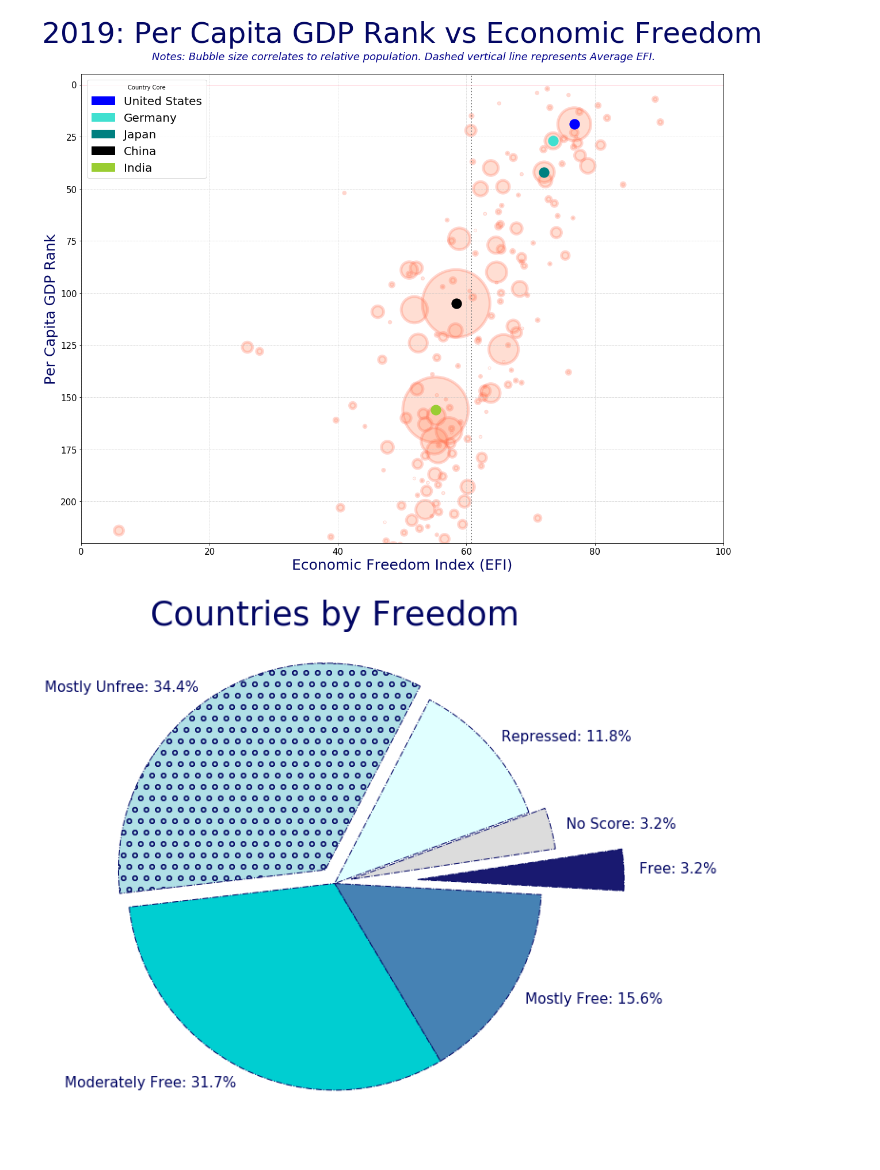
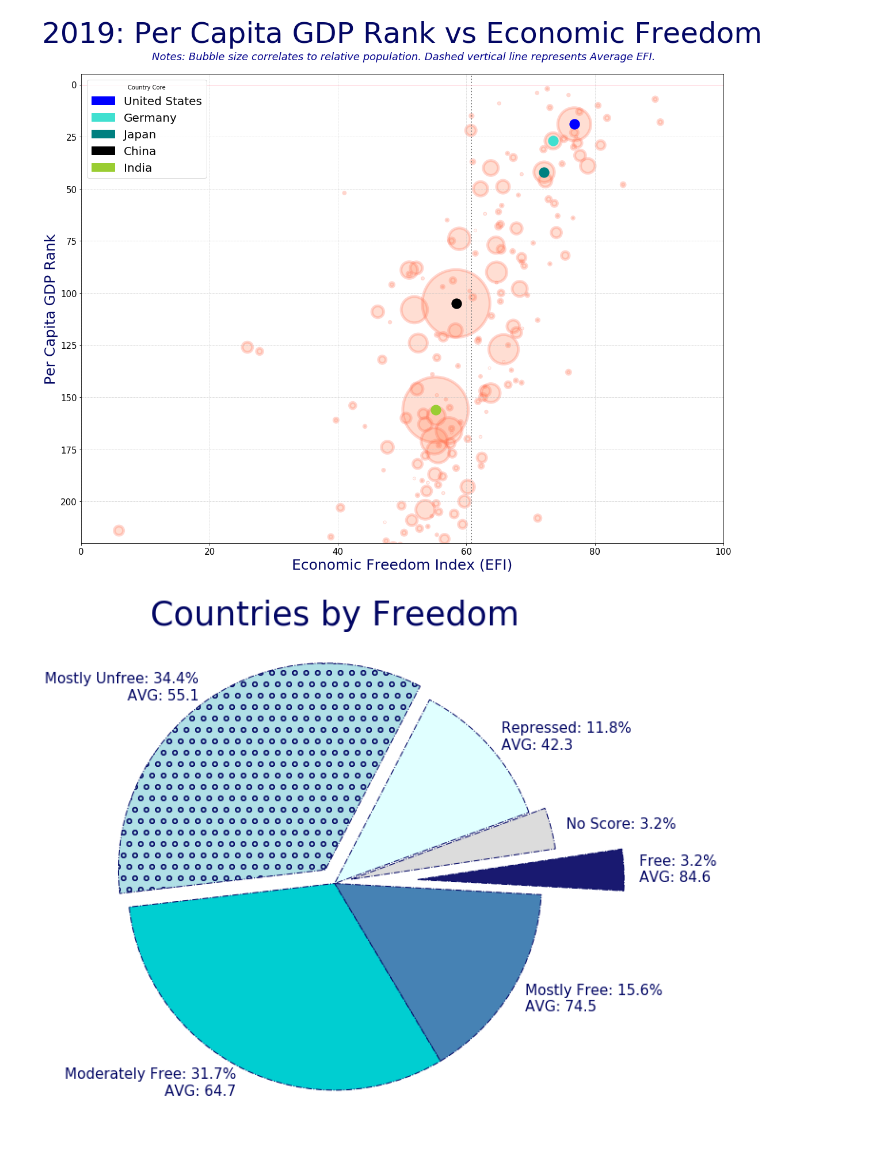
Before and after one commit to nicole1286/Project1, a Jupyter notebook: Project1_JAK_Final.ipynb, the cells around one changed output. Cells and saved outputs as stored; diff of their text form; code cells hidden in the pictures.

```diff
--- a/Project1_JAK_Final.ipynb
+++ b/Project1_JAK_Final.ipynb
@@ -470,41 +470,41 @@ for item in reference:
 country_count = len(reference)
 
 classifications = [len(free), len(mfree), len(moderate), len(munfree), len(repressed), len(unscored)]
-freedom_labels = ([(f'Free: {round(classifications[0]/country_count*100, 1)}%'),
-                   (f'Mostly Free: {round(classifications[1]/country_count*100, 1)}%'),
-                   (f'Moderately Free: {round(classifications[2]/country_count*100, 1)}%'),
-                   (f'Mostly Unfree: {round(classifications[3]/country_count*100, 1)}%'),
-                   (f'Repressed: {round(classifications[4]/country_count*100, 1)}%'),
+freedom_labels = ([(f'Free: {round(classifications[0]/country_count*100, 1)}%\nAVG: {round(statistics.mean(score_free), 1)}'),
+                   (f'Mostly Free: {round(classifications[1]/country_count*100, 1)}%\nAVG: {round(statistics.mean(score_mfree), 1)}'),
+                   (f'Moderately Free: {round(classifications[2]/country_count*100, 1)}%\nAVG: {round(statistics.mean(score_moderate), 1)}'),
+                   (f'Mostly Unfree: {round(classifications[3]/country_count*100, 1)}%\nAVG: {round(statistics.mean(score_munfree), 1)}'),
+                   (f'Repressed: {round(classifications[4]/country_count*100, 1)}%\nAVG: {round(statistics.mean(score_repressed), 1)}'),
                    (f'No Score: {round(classifications[5]/country_count*100, 1)}%')])
 
 
 freedom_colors = (['#191970',  # Midnight Blue
                    '#4682B4',  # Steel Blue
                    '#00CED1',  # Dark Turquoise
                    '#B0E0E6',  # Powder Blue
                    '#E0FFFF',  # Light Cyan
                    '#DCDCDC']) # Gainsboro
 
 fig, ax = plt.subplots(figsize=(12, 10))
 
 ax.set_title('Countries by Freedom', fontsize = 35, pad = 0, color = 'xkcd:darkblue')
 ax.set(aspect = 'equal')
 
 patches = plt.pie(classifications,
         labels = freedom_labels,
         labeldistance = 1.075,
         textprops = {'fontsize': 15, 'color': 'xkcd:darkblue'},
         wedgeprops = {'edgecolor': 'xkcd:darkblue', 'linewidth': 1, 'linestyle': '-.', 'hatch': '', 'antialiased': True},
         colors = freedom_colors,
         counterclock = False,
         startangle = 8.5,
         explode = (.4, .0, .0, .08, .0, 0.08),
         shadow = False)[0]
 
 patches[0].set_hatch('')
 patches[3].set_hatch('o')
 
 plt.savefig((f'PIE - CountriesbyFreedom.png'))
 plt.show()
 # %% [output]
-[figure, old version]
+[figure, new version]
```
Also changed, not shown: 1 other file.
